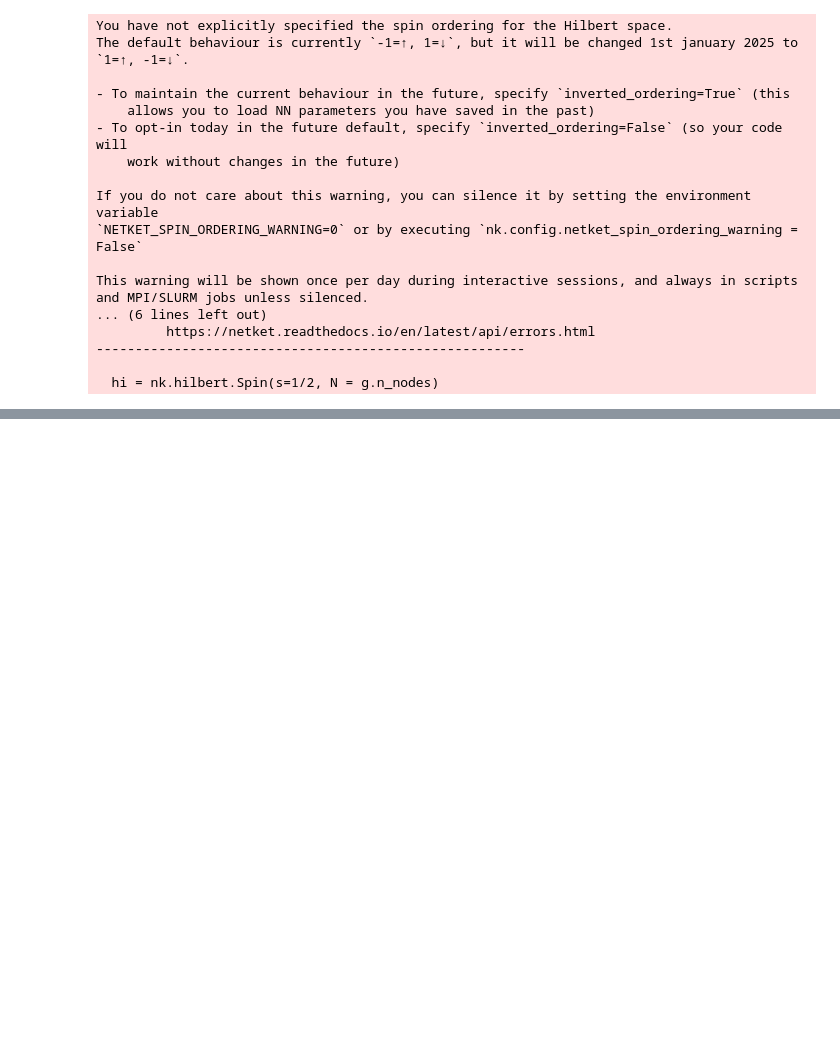
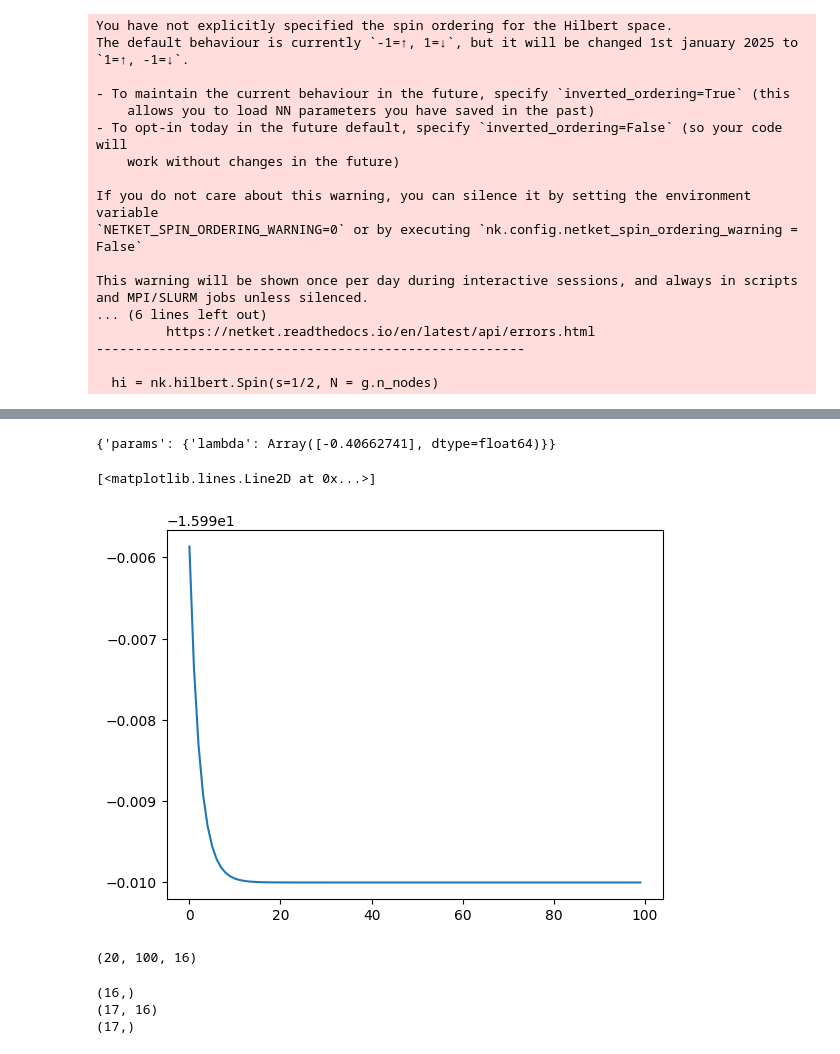
Before and after one commit to carsonmcvay17/class_project, a Jupyter notebook: ground_states_tutorial.ipynb, the cells around one changed output, grey strips where cells are left out. Drawn from its saved outputs; the diff is of its cells as text; code cells hidden in the pictures; blank space fills up the shorter version.

```diff
--- a/ground_states_tutorial.ipynb
+++ b/ground_states_tutorial.ipynb
@@ -73,0 +238,33 @@ for (i,j) in g.edges:
+# %%
+energy, gradient = compute_energy_and_gradient(model, parameters, hamiltonian_jax_sparse)
+print(gradient)
+# %% [output]
+{'params': {'lambda': Array([-0.40662741], dtype=float64)}}
+# %%
+# optimize and look for ground state
+from tqdm import tqdm
+iterations = 100
+# initialize
+model = MF()
+parameters = model.init(jax.random.key(0),np.ones((hi.size,)))
+
+# logging
+logger = nk.logging.RuntimeLog()
+
+for i in tqdm(range(iterations)):
+    # compute energy and gradient
+    energy, gradient = compute_energy_and_gradient(model, parameters, hamiltonian_jax_sparse)
+
+    #update parameters
+    parameters = jax.tree.map(lambda x,y:x-0.01*y, parameters, gradient)
+
+    # log energy
+    logger(step=i, item={'Energy': energy})
+# %%
+import matplotlib.pyplot as plt
+plt.plot(logger.data['Energy']['iters'], logger.data['Energy']['value'])
+
+# can also do a log plot
+# %% [output]
+[<matplotlib.lines.Line2D at 0x...>]
+[figure, added]
@@ -73,0 +309,38 @@ for (i,j) in g.edges:
+# %%
+# Monte Carlo Complications
+# Generating samples
+
+# proposes new states by flipping individual spins
+sampler = nk.sampler.MetropolisSampler(hi, nk.sampler.rules.LocalRule(), n_chains = 20)
+
+# initialize the sampler state
+# reset state when you change parameters
+# to generate new samples call .sample_chain
+
+sampler_state = sampler.init_state(model, parameters, seed=1)
+sampler_state = sampler.reset(model, parameters, sampler_state)
+samples, sampler_state = sampler.sample(model, parameters, state=sampler_state, chain_length=100)
+
+print(samples.shape)
+# %% [output]
+(20, 100, 16)
+# %%
+# Computing the Energy
+
+# given sigma
+sigma = hi.random_state(jax.random.key(1))
+
+eta, H_sigmaeta = hamiltonian_jax.get_conn_padded(sigma)
+
+# one sample sigma
+print(sigma.shape)
+
+# 17 connected samples eta, composed by 16 spins
+print(eta.shape)
+
+# 17 matrix elements
+print(H_sigmaeta.shape)
+# %% [output]
+(16,)
+(17, 16)
+(17,)
```
Also changed, not shown: parts of 34 cells of this notebook.
